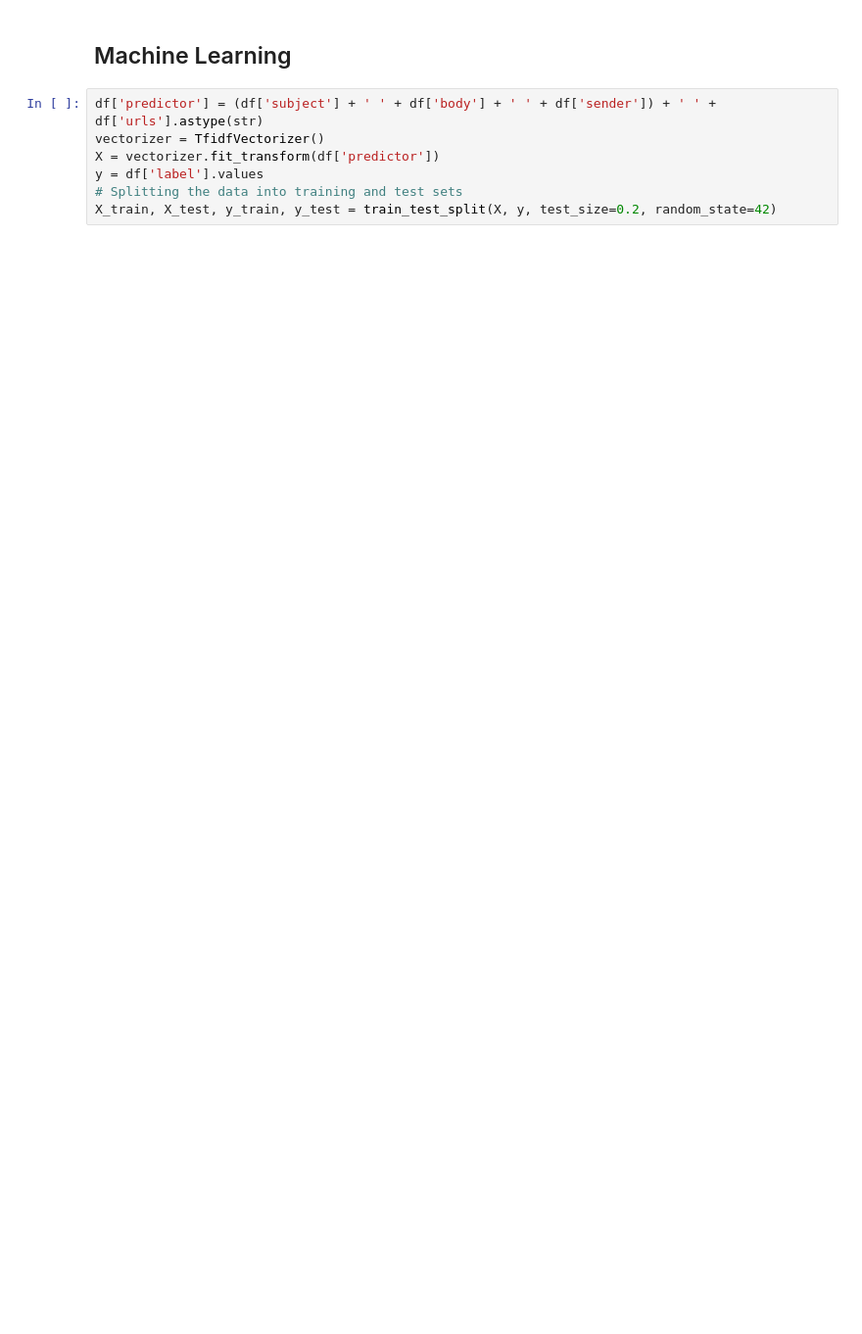
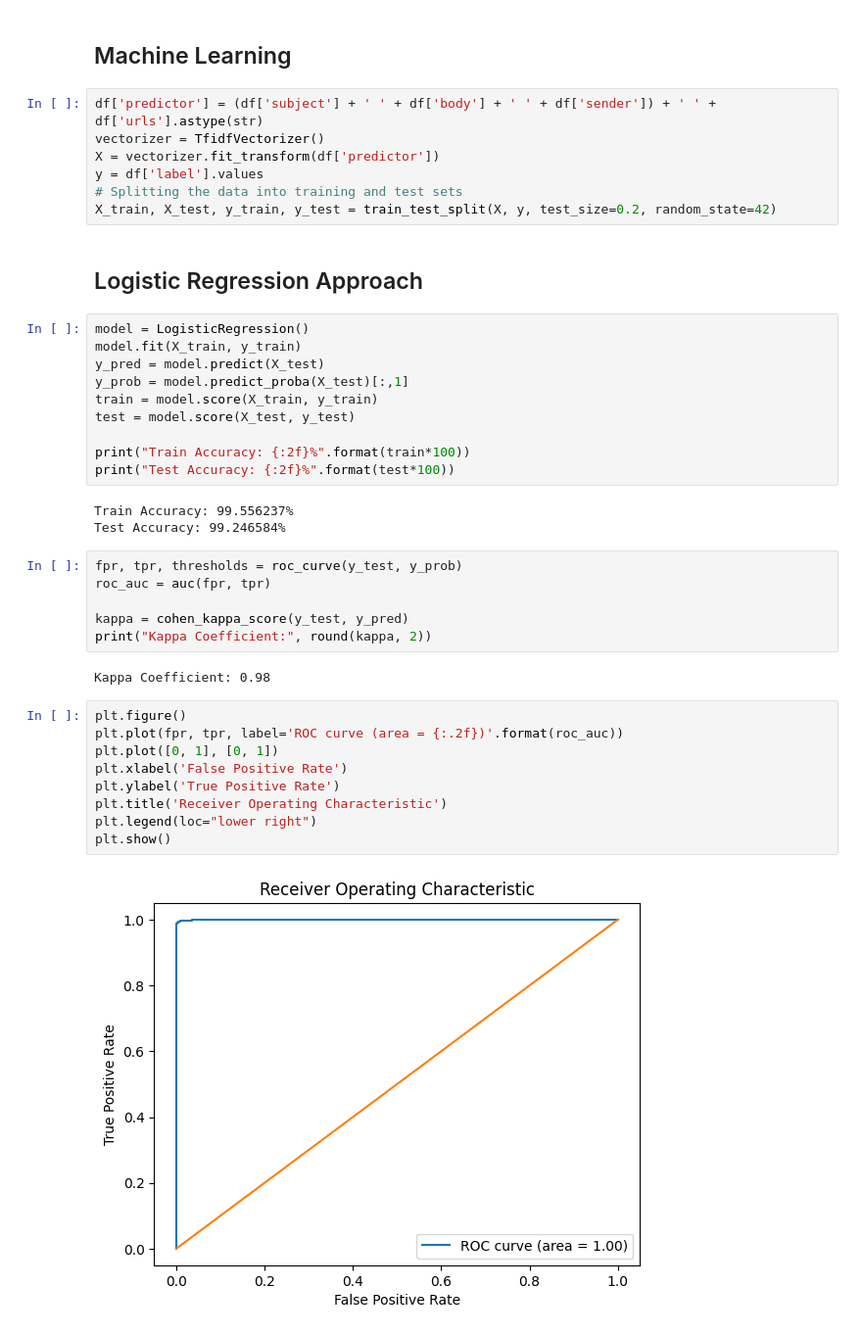
Before and after one commit to devKomori/machine-learning-fraud-analysis, a Jupyter notebook: final_project.ipynb, the cells around one changed output. Shown at 98% size. Saved outputs shown, nothing was run; the diff lists cells and outputs as text; blank space fills up the shorter version.

Commit message:
Logistic regression model, kappa, ROC curve

```diff
--- a/final_project.ipynb
+++ b/final_project.ipynb
@@ -174,3 +179,37 @@ X = vectorizer.fit_transform(df['predictor'])
 y = df['label'].values
 # Splitting the data into training and test sets
 X_train, X_test, y_train, y_test = train_test_split(X, y, test_size=0.2, random_state=42)
+# %% [markdown]
+## Logistic Regression Approach
+# %%
+model = LogisticRegression()
+model.fit(X_train, y_train)
+y_pred = model.predict(X_test)
+y_prob = model.predict_proba(X_test)[:,1]
+train = model.score(X_train, y_train)
+test = model.score(X_test, y_test)
+
+print("Train Accuracy: {:2f}%".format(train*100))
+print("Test Accuracy: {:2f}%".format(test*100))
+# %% [output]
+Train Accuracy: 99.556237%
+Test Accuracy: 99.246584%
+# %%
+fpr, tpr, thresholds = roc_curve(y_test, y_prob)
+roc_auc = auc(fpr, tpr)
+
+kappa = cohen_kappa_score(y_test, y_pred)
+print("Kappa Coefficient:", round(kappa, 2))
+# %% [output]
+Kappa Coefficient: 0.98
+# %%
+plt.figure()
+plt.plot(fpr, tpr, label='ROC curve (area = {:.2f})'.format(roc_auc))
+plt.plot([0, 1], [0, 1])
+plt.xlabel('False Positive Rate')
+plt.ylabel('True Positive Rate')
+plt.title('Receiver Operating Characteristic')
+plt.legend(loc="lower right")
+plt.show()
+# %% [output]
+[figure, added]
```
Also changed, not shown: parts of 3 cells of this notebook.
